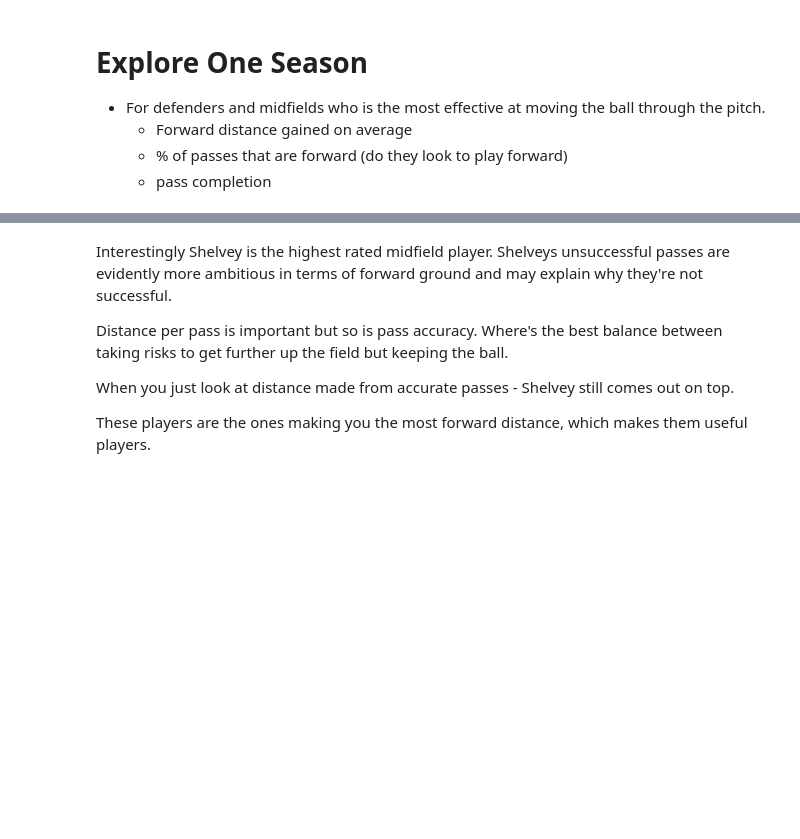
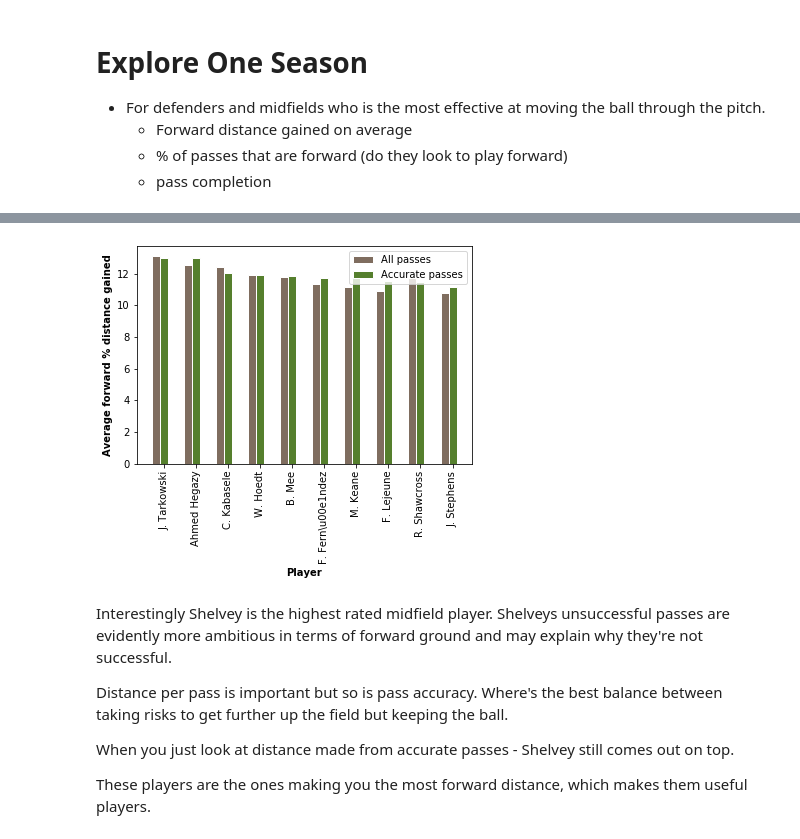
Before and after one commit to AndrewWalker251/football_analytics, a Jupyter notebook: Data Exploration.ipynb, the cells around one changed output, grey strips where cells are left out. Cells and saved outputs as stored; diff of their text form; code cells hidden in the pictures; blank space fills up the shorter version.

```diff
--- a/Data Exploration.ipynb
+++ b/Data Exploration.ipynb
@@ -190,3 +176,8 @@ bar_graph_distance_gained(defd)
+# %%
+bar_graph(defd, bar_1 = 'average_net_x_perc_gain_per_pass', bar_2 ='average_net_x_perc_gain_per_pass_accurate',
+          y_axis_label='Average forward % distance gained',  label1='All passes', label2='Accurate passes')
+# %% [output]
+[figure, added]
 # %% [markdown]
 Interestingly Shelvey is the highest rated midfield player. Shelveys unsuccessful passes are evidently more ambitious in terms of forward ground and may explain why they're not successful.
 
```
Also changed, not shown: parts of 41 cells of this notebook, 1 other file.
